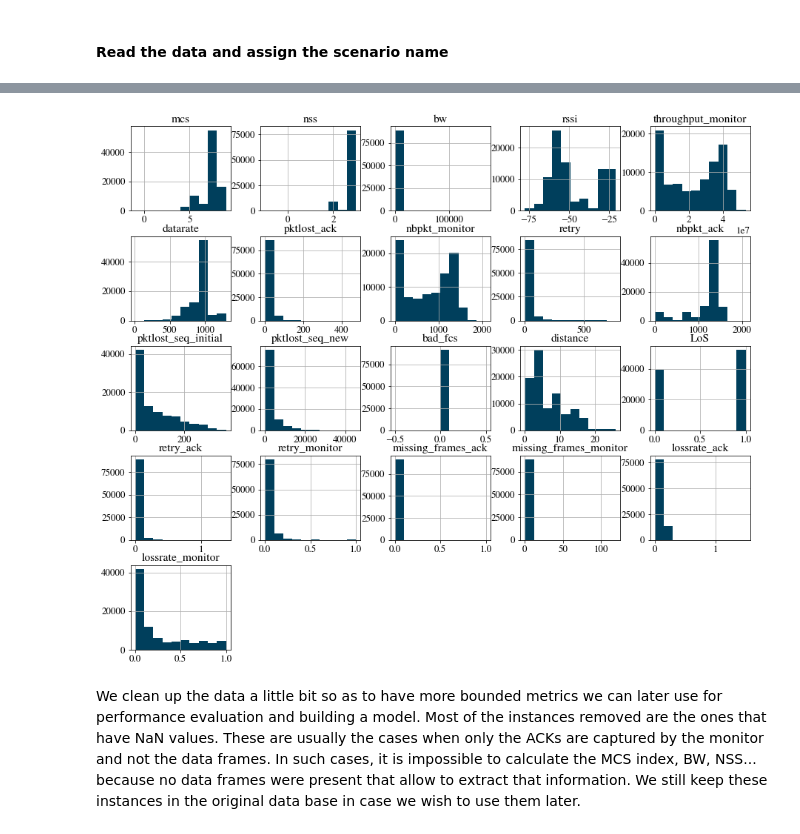
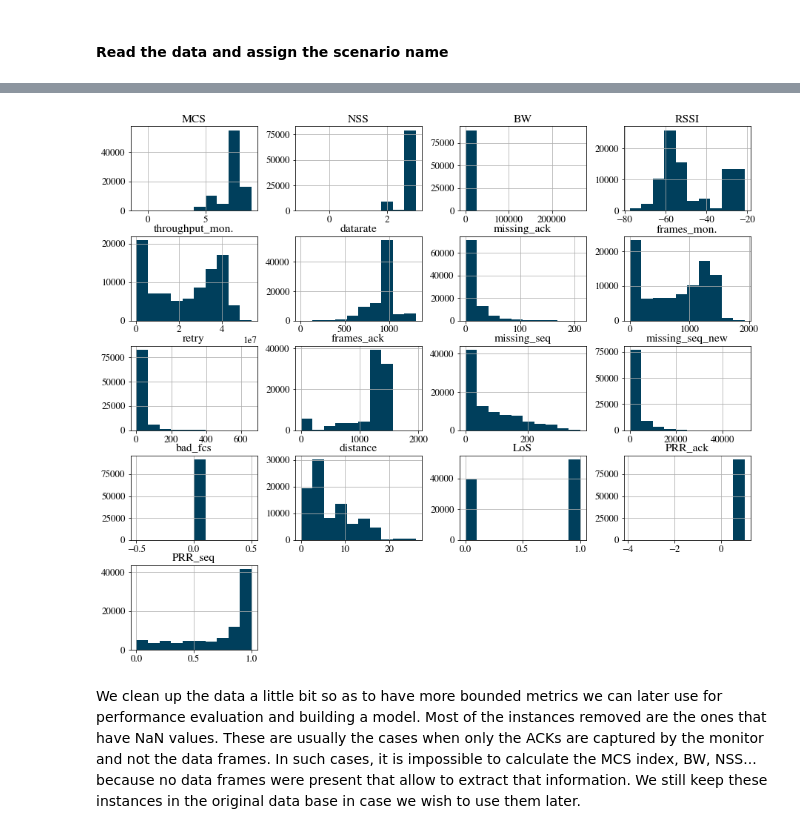
Before and after one commit to marija-stojanova/wifi-ml-complete, a Jupyter notebook: complete_model.ipynb, the cells around one changed output, grey strips where cells are left out. Drawn from its saved outputs; the diff is of its cells as text; code cells hidden in the pictures.

```diff
--- a/complete_model.ipynb
+++ b/complete_model.ipynb
@@ -94,7 +94,7 @@ df5['Scenario'] = 'Anechoic mvmnt'
 df6 = pd.read_csv('CA_doubles/complete_data.csv', sep='\t')
 df6['Scenario'] = 'Anechoic ch.'
 df7 = pd.read_csv('1H_obstacle/complete_data.csv', sep='\t')
-df7['Scenario'] = 'Obstacle 1H'
+df7['Scenario'] = 'Obstacle 1st'
 df8 = pd.read_csv('2nd_obstacle/complete_data.csv', sep='\t')
 df8['Scenario'] = 'Obstacle 2nd'
 df9 = pd.read_csv('3rd_obstacle/complete_data.csv', sep='\t')
@@ -102,5 +102,7 @@ df9['Scenario'] = 'Obstacle 3rd'
 df10 = pd.read_csv('CA_obstacle/complete_data.csv', sep='\t')
 df10['Scenario'] = 'Anechoic obstacle'
 df11 = pd.read_csv('2nd_unsaturated/complete_data.csv', sep='\t')
-df11['Scenario'] = 'Unsaturated 2nd'
+df11['Scenario'] = 'Unsat. 2nd'
+
+frames = [df1, df2, df3, df7, df8, df9, df11]
 # %%
@@ -115,2 +116,7 @@ df1.head()
+# %%
+columns = ['timestamp', 'MCS', 'NSS', 'BW', 'RSSI', 'throughput_mon.', 'datarate',
+       'missing_ack', 'frames_mon.', 'retry', 'frames_ack',
+       'missing_seq', 'missing_seq_new', 'bad_fcs', 'distance',
+       'antenna', 'LoS', 'Scenario']
 # %% [markdown]
 <h4>The features:</h4>
@@ -133,30 +139,28 @@ df1.head()
 <li>LoS: Line of Sight. Always 1 except for the scenarios including obstacles</li>
 <li>Scenario: The physical location of the experiment and whether an obstacle was present or not</li>
 <li>Bad FCS: The number of frames having a bad_fcs flag set to True</li>
+# %%
+for df in frames:
+    df.columns = columns
 # %%
 # the anechoic data is excluded for the moment because it is not representative, i.e., too few samples and not enough variety in them,
 # but they can be added to this list. The standard anechoic data for example (the df4)
 # only has loss rates higher than 0.2 for distances of 1 and 2 meters. Meaning that it is simply a problem of lacking of
 # spacial diversity for proper MIMO than it is about link quality.
 # The move, doubles, and obstacle datasets of the anechoic chamber are very small and not diverse.
-frames = [df1, df2, df3, df7, df8, df9, df11]
 data_all = pd.DataFrame()
 # we make sure that all the data sets are the same size so that they have the same impact on the learned model
 # (this can of course be removed)
 min_len = min([len(i) for i in frames])
 count=0
 for df in frames:
-    df['retry_ack'] = df['retry']/df['nbpkt_ack']
-    df['pktlost_ack'] = df['pktlost_ack'].astype(dtype=float)
-    df['retry_monitor'] = df['retry']/df['nbpkt_monitor']
-    df['missing_frames_ack'] = df['pktlost_ack']/df['nbpkt_ack']
-    df['missing_frames_monitor'] = df['pktlost_ack']/df['nbpkt_monitor']
-    df['lossrate_ack'] = df['pktlost_seq_initial']/df['nbpkt_ack']
-    df['lossrate_monitor'] = df['pktlost_seq_initial']/df['nbpkt_monitor']
+    df = df.sample(frac=(min_len/len(df))) #there is some logic as to why this does not modify the original frame but I cannot go into it anymore
+    df['missing_ack'] = df['missing_ack'].astype(dtype=float)
+    df['PRR_ack'] = 1 - df['missing_ack']/df['frames_ack']
+    df['PRR_seq'] = 1 - df['missing_seq']/df['frames_mon.']
     df.replace([np.inf, -np.inf], np.nan, inplace=True)
     df.replace([np.inf, -np.inf], np.nan, inplace=True)
-    df.dropna(subset=['pktlost_ack'], inplace=True)
-    df = df.sample(frac=(min_len/len(df))) #there is some logic as to why this does not modify the original frame but I cannot go into it anymore
+    df.dropna(subset=['missing_ack'], inplace=True)
     df.index = range(len(df.index))
     data_all = pd.concat([data_all, df])
     frames[count] = df
@@ -184,10 +172,10 @@ frames[2]
 # %%
 fig = plt.figure(figsize=(15,13))
 ax = fig.gca()
-data_all.drop('time', axis=1).hist(ax = ax)
+data_all.drop('timestamp', axis=1).hist(ax = ax)
 plt.show()
 # %% [output]
-[figure, old version]
+[figure, new version]
 # %% [markdown]
 We clean up the data a little bit so as to have more bounded metrics we can later use for performance evaluation and building a model. Most of the instances removed are the ones that have NaN values. These are usually the cases when only the ACKs are captured by the monitor and not the data frames. In such cases, it is impossible to calculate the MCS index, BW, NSS... because no data frames were present that allow to extract that information. We still keep these instances in the original data base in case we wish to use them later.
 # %%
```
Also changed, not shown: parts of 30 cells of this notebook, 7 other files.
